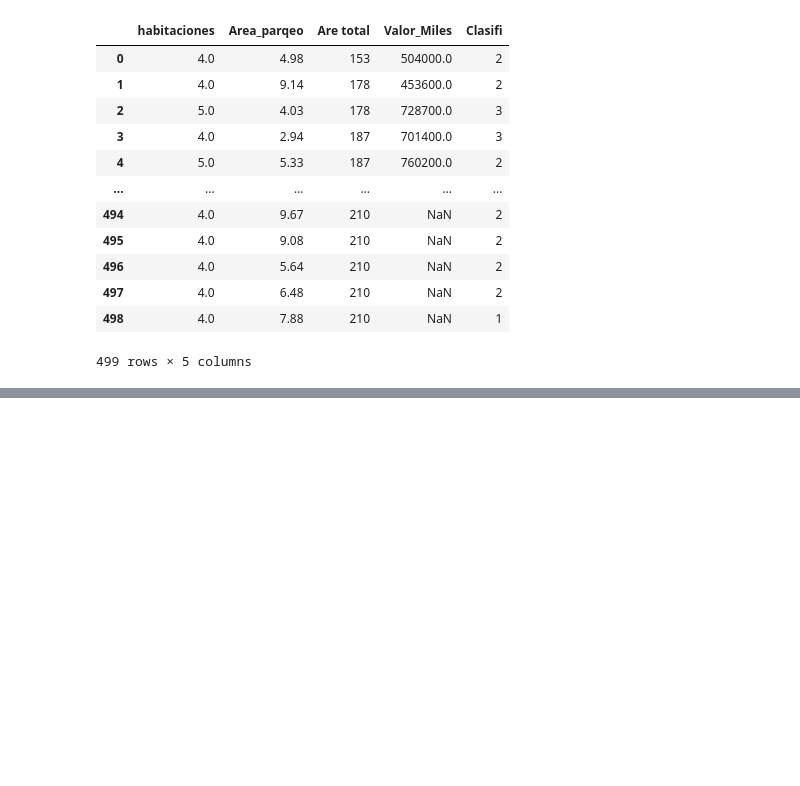
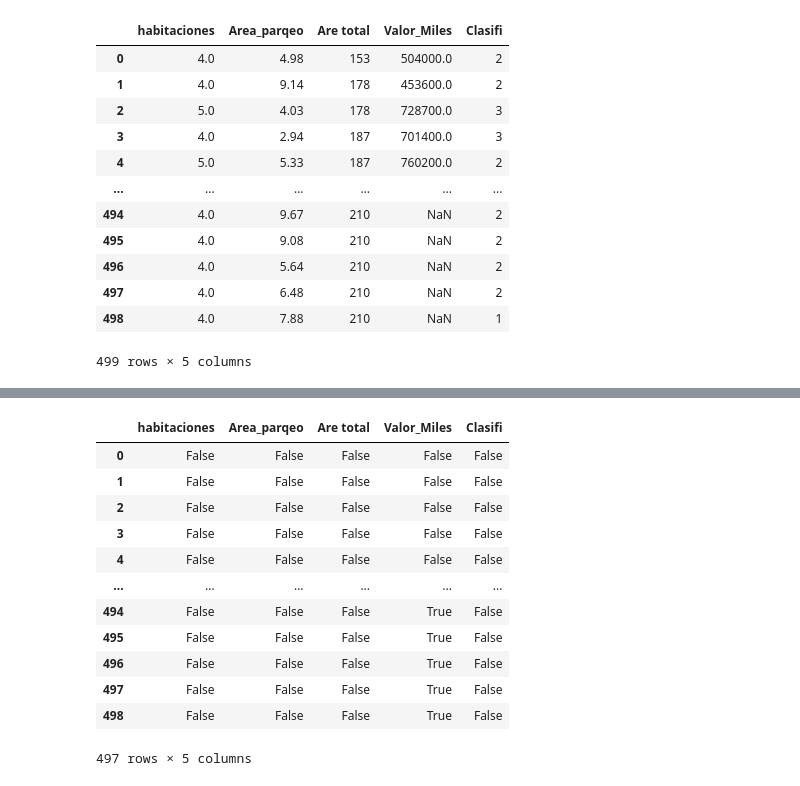
Before and after one commit to jgesc-05/clase-inteligencia-artificial, a Jupyter notebook: EDA.ipynb, the cells around one changed output, grey strips where cells are left out. Drawn from its saved outputs; the diff is of its cells as text; code cells hidden in the pictures; blank space fills up the shorter version.

```diff
--- a/EDA.ipynb
+++ b/EDA.ipynb
@@ -33,0 +136,16 @@ df
+# %%
+df.isnull()
+# %% [output]
+|  | habitaciones | Area_parqeo | Are total | Valor_Miles | Clasifi |
+| 0 | False | False | False | False | False |
+| 1 | False | False | False | False | False |
+| 2 | False | False | False | False | False |
+| 3 | False | False | False | False | False |
+| 4 | False | False | False | False | False |
+| ... | ... | ... | ... | ... | ... |
+| 494 | False | False | False | True | False |
+| 495 | False | False | False | True | False |
+| 496 | False | False | False | True | False |
+| 497 | False | False | False | True | False |
+| 498 | False | False | False | True | False |
+497 rows × 5 columns
```
Also changed, not shown: parts of 11 cells of this notebook.
